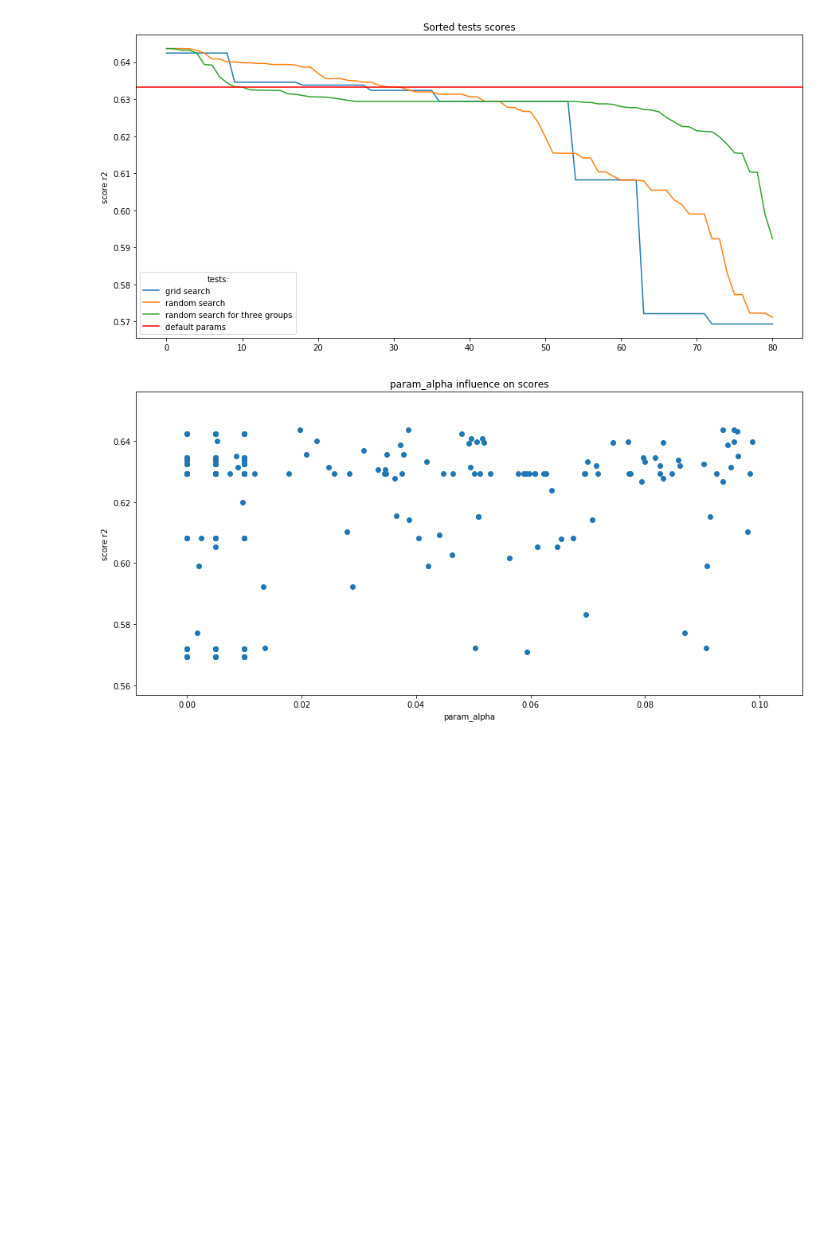
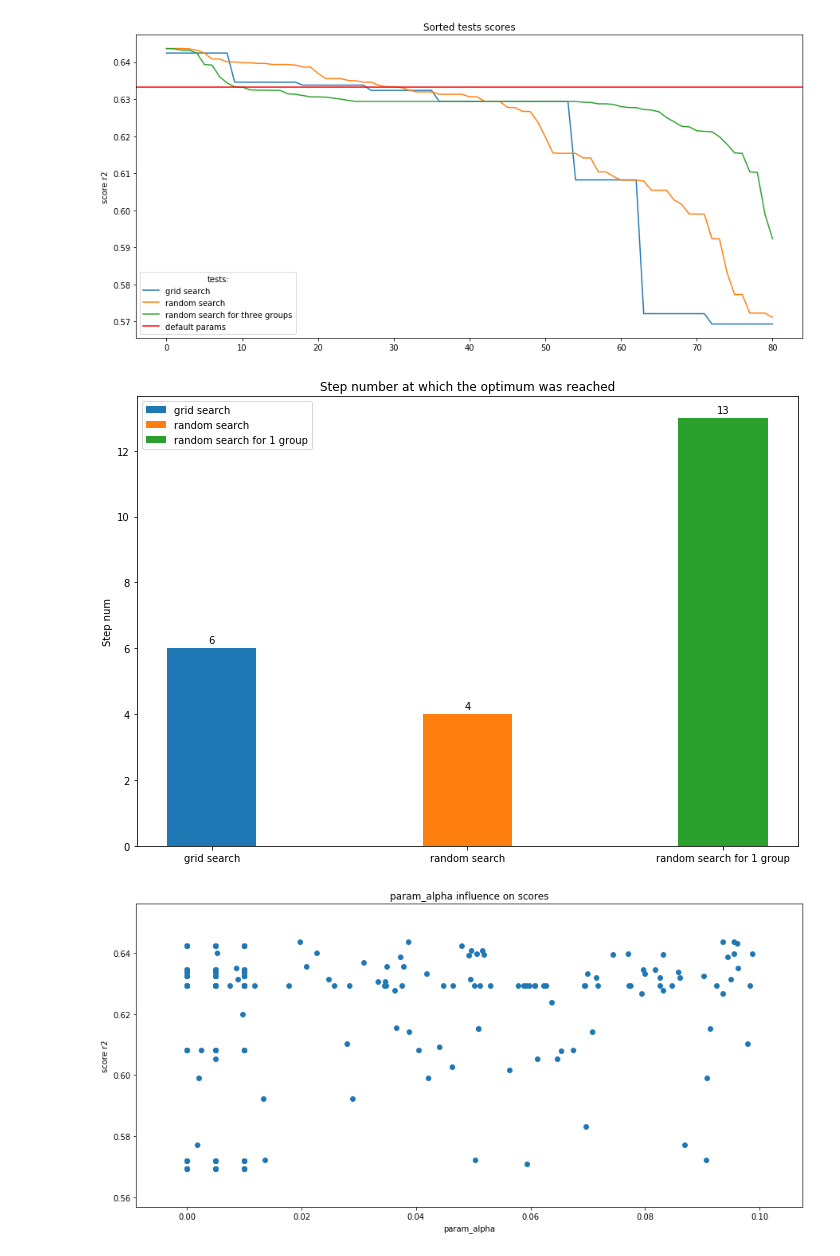
Before and after one commit to HollowPrincess/GradBoostOptim, a Jupyter notebook: xgboost_test_1_analysis.ipynb, the cells around one changed output. Drawn from its saved outputs; the diff is of its cells as text; code cells hidden in the pictures; blank space fills up the shorter version.

```diff
--- a/xgboost_test_1_analysis.ipynb
+++ b/xgboost_test_1_analysis.ipynb
@@ -26,3 +61,7 @@ array(['grid search', 'random search', 'random search for 1 group',
+# %%
+df['iter_num']=0
+for experiment in df.loc[:,'experiment_name'].unique():
+    df.loc[df['experiment_name']==experiment, 'iter_num']=range(1,df.loc[df['experiment_name']==experiment].shape[0]+1)
 # %%
 top5=df.loc[:,['experiment_name','params','mean_test_score']].sort_values(by='mean_test_score',ascending=False)[:5]
 # %%
@@ -76,6 +115,36 @@ plt.ylabel("score r2")
 plt.show()
 # %% [output]
 [figure]
+# %%
+# on which min step algo get best result
+import math
+best_res=math.floor(np.max(df.loc[:,'mean_test_score'])*100)/100
+best_steps=df.loc[df['mean_test_score']>=best_res,['experiment_name', 'iter_num']].groupby('experiment_name').min().reset_index()
+
+
+x = np.arange(best_steps.shape[0])  # the label locations
+width = 0.35  # the width of the bars
+
+fig, ax = plt.subplots(figsize=(10,7))
+
+labels=best_steps.loc[:,'experiment_name']
+rects=[]
+for row in range(best_steps.shape[0]):
+    rects.append(ax.bar(row, best_steps.loc[row,'iter_num'], width, label=best_steps.loc[row,'experiment_name']))
+    autolabel(rects[row])
+
+ax.set_ylabel('Step num')
+ax.set_title('Step number at which the optimum was reached')
+ax.set_xticks(x)
+ax.set_xticklabels(labels)
+ax.legend()
+
+fig.tight_layout()
+
+#plt.savefig("graphs/1_time_exec.jpg")
+plt.show()
+# %% [output]
+[figure, added]
 # %%
 #params influence
 
```
Also changed, not shown: parts of 6 cells of this notebook, 1 other file.
